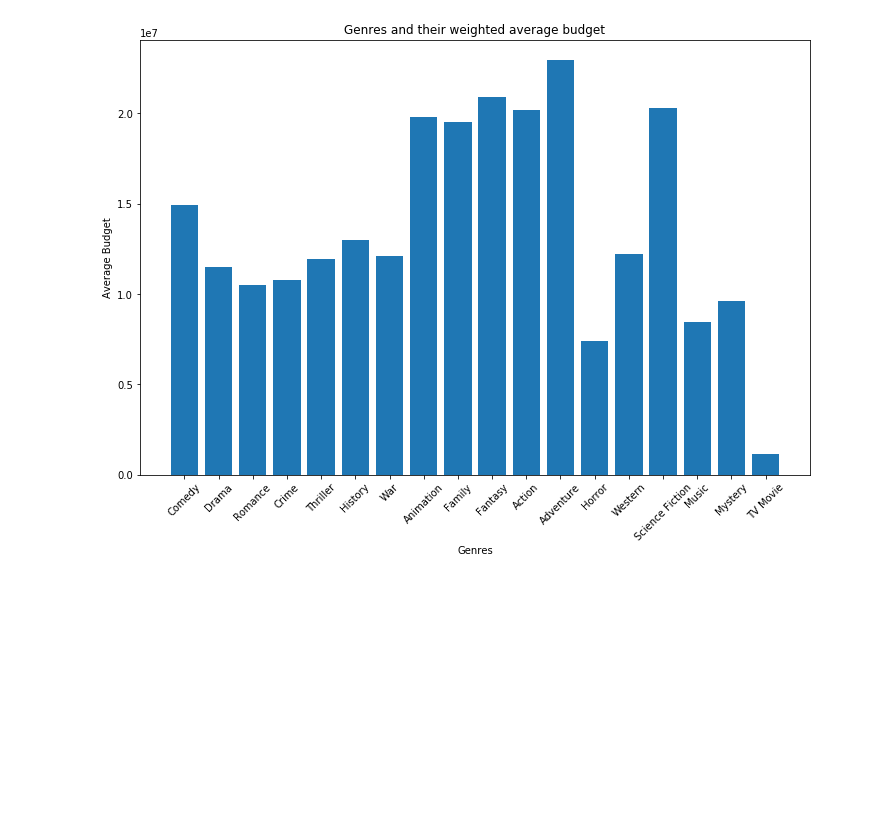
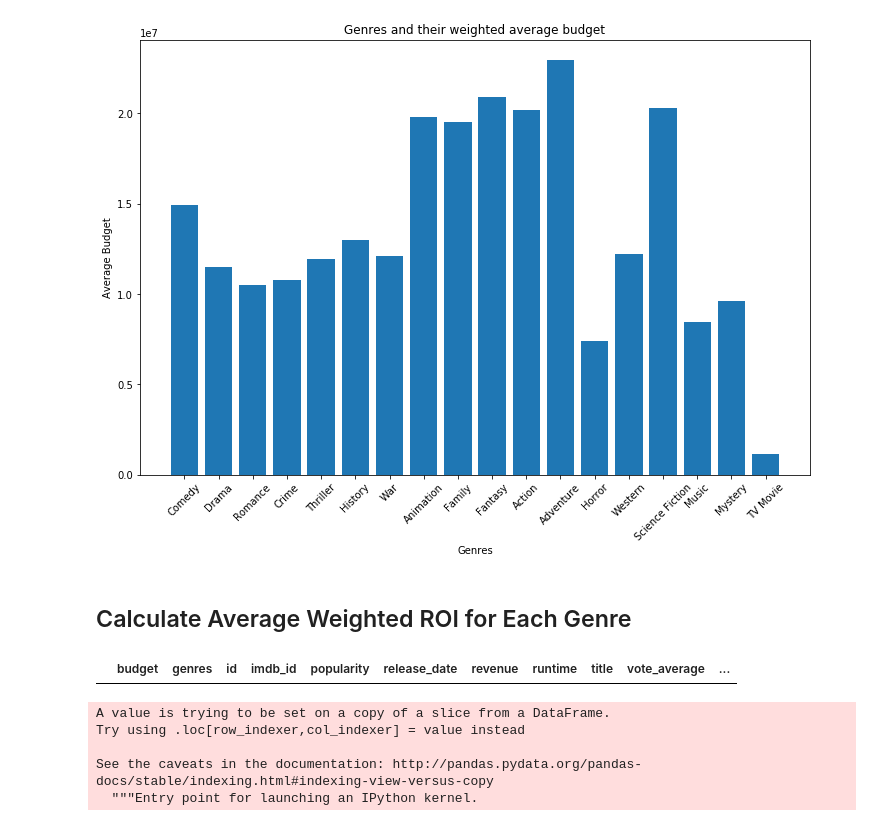
Before and after one commit to chrispfchung/mediaproject, a Jupyter notebook: Preprocessing API call Data (movieDB).ipynb, the cells around one changed output. Cells and saved outputs as stored; diff of their text form; code cells hidden in the pictures; blank space fills up the shorter version.

```diff
--- a/Preprocessing API call Data (movieDB).ipynb
+++ b/Preprocessing API call Data (movieDB).ipynb
@@ -14,7 +14,7 @@ df = df.drop(columns='Unnamed: 0') # drop useless column index-like column
 # We have many rows with no budget or revenue. We want to filter them out and create a new 'Profit' column
 df['gross_profit'] = df[(df['revenue'] != 0) & (df['budget'] != 0)]['revenue'] -df[(df['revenue'] != 0) & (df['budget'] != 0)]['budget']
 # Create profit margin column , ROI, with complete dataframe
-df['ROI (%)'] = (df['gross_profit'] / df['budget']) * 100
+df['ROI (%)'] = round((df['gross_profit'] / df['budget']) * 100,2)
 
 ## Empty rows
 # there are 2677 with null gross_profit, we want to
@@ -334,3 +384,23 @@ plt.xticks(rotation=45)
 plt.show()
 # %% [output]
 [figure]
+# %% [markdown]
+## Calculate Average Weighted ROI for Each Genre
+# %%
+def reject_outliers(data, m=2):
+    return data[abs(data['ROI (%)'] - np.mean(data['ROI (%)'])) < m * np.std(data['ROI (%)'])]
+
+df_profits = reject_outliers(df_profits, m=2)
+df_profits[df_profits['title'] == 'Paranormal Activity']
+# %% [output]
+|  | budget | genres | id | imdb_id | popularity | release_date | revenue | runtime | title | vote_average | ... |
+# %%
+df_profits['weighted_ROI']  = round(df_profits['ROI (%)'] / df_profits['qty_of_genres'],2) #divide budget/genre qty for weights
+# sum the weight
+# sum the weight / qty
+# %% [output]
+A value is trying to be set on a copy of a slice from a DataFrame.
+Try using .loc[row_indexer,col_indexer] = value instead
+
+See the caveats in the documentation: http://pandas.pydata.org/pandas-docs/stable/indexing.html#indexing-view-versus-copy
+  """Entry point for launching an IPython kernel.
```
Also changed, not shown: parts of 8 cells of this notebook.
